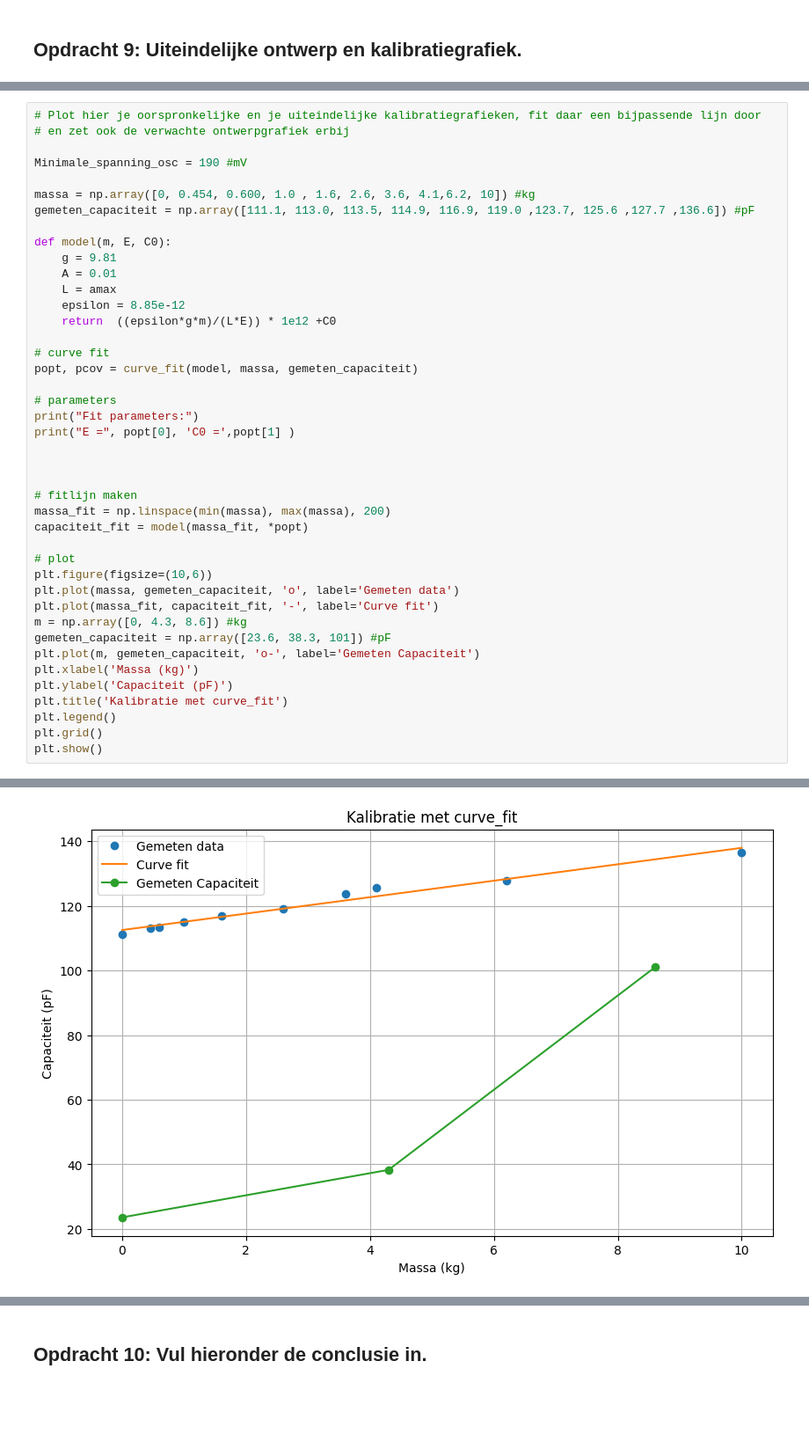
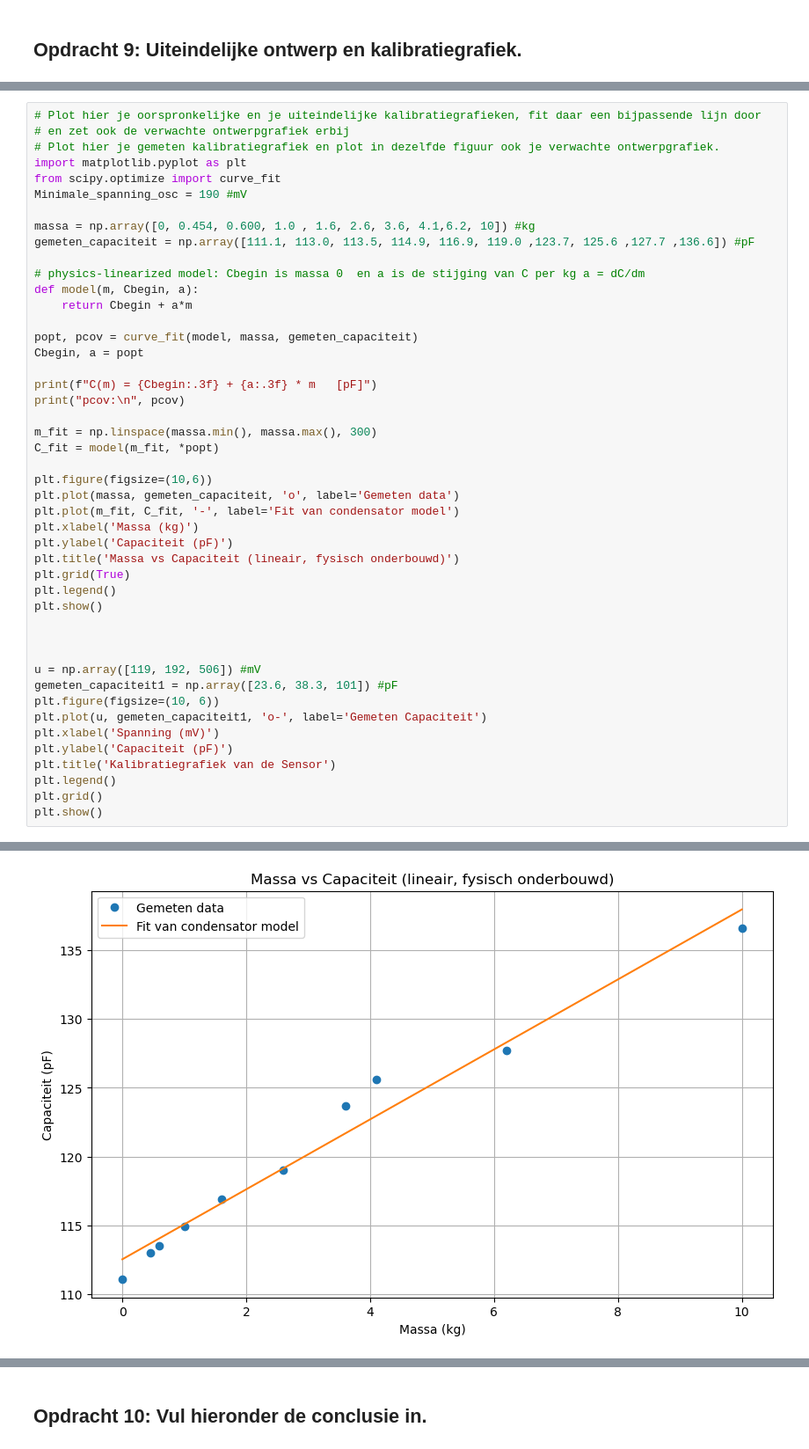
Before and after one commit to swerleman/opdrachten-DEF-D-Shannon, a Jupyter notebook: FysiekeOntwerpopdrachten/2OntwerpEenSensorCondensator/DEFOntwerpopdracht2OntwerpEenSensorInvulTemplate.ipynb, the cells around one changed output, grey strips where cells are left out. Shown at 88% size. Saved outputs shown, nothing was run; the diff lists cells and outputs as text; blank space fills up the shorter version.

```diff
--- a/FysiekeOntwerpopdrachten/2OntwerpEenSensorCondensator/DEFOntwerpopdracht2OntwerpEenSensorInvulTemplate.ipynb
+++ b/FysiekeOntwerpopdrachten/2OntwerpEenSensorCondensator/DEFOntwerpopdracht2OntwerpEenSensorInvulTemplate.ipynb
@@ -170,42 +168,46 @@ Onze sensor kan nog verbetered worden door de volgende verbeteringen (minimaal 2
 # %%
 # Plot hier je oorspronkelijke en je uiteindelijke kalibratiegrafieken, fit daar een bijpassende lijn door
 # en zet ook de verwachte ontwerpgrafiek erbij
-
+# Plot hier je gemeten kalibratiegrafiek en plot in dezelfde figuur ook je verwachte ontwerpgrafiek.
+import matplotlib.pyplot as plt
+from scipy.optimize import curve_fit
 Minimale_spanning_osc = 190 #mV
 
 massa = np.array([0, 0.454, 0.600, 1.0 , 1.6, 2.6, 3.6, 4.1,6.2, 10]) #kg
 gemeten_capaciteit = np.array([111.1, 113.0, 113.5, 114.9, 116.9, 119.0 ,123.7, 125.6 ,127.7 ,136.6]) #pF
 
-def model(m, E, C0):
-    g = 9.81
-    A = 0.01
-    L = amax
-    epsilon = 8.85e-12
-    return  ((epsilon*g*m)/(L*E)) * 1e12 +C0
+# physics-linearized model: Cbegin is massa 0  en a is de stijging van C per kg a = dC/dm
+def model(m, Cbegin, a):
+    return Cbegin + a*m
 
-# curve fit
 popt, pcov = curve_fit(model, massa, gemeten_capaciteit)
+Cbegin, a = popt
 
-# parameters
-print("Fit parameters:")
-print("E =", popt[0], 'C0 =',popt[1] )
+print(f"C(m) = {Cbegin:.3f} + {a:.3f} * m   [pF]")
+print("pcov:\n", pcov)
+
+m_fit = np.linspace(massa.min(), massa.max(), 300)
+C_fit = model(m_fit, *popt)
+
+plt.figure(figsize=(10,6))
+plt.plot(massa, gemeten_capaciteit, 'o', label='Gemeten data')
+plt.plot(m_fit, C_fit, '-', label='Fit van condensator model')
+plt.xlabel('Massa (kg)')
+plt.ylabel('Capaciteit (pF)')
+plt.title('Massa vs Capaciteit (lineair, fysisch onderbouwd)')
+plt.grid(True)
+plt.legend()
+plt.show()
 
 
 
-# fitlijn maken
-massa_fit = np.linspace(min(massa), max(massa), 200)
-capaciteit_fit = model(massa_fit, *popt)
-
-# plot
-plt.figure(figsize=(10,6))
-plt.plot(massa, gemeten_capaciteit, 'o', label='Gemeten data')
-plt.plot(massa_fit, capaciteit_fit, '-', label='Curve fit')
-m = np.array([0, 4.3, 8.6]) #kg
-gemeten_capaciteit = np.array([23.6, 38.3, 101]) #pF
-plt.plot(m, gemeten_capaciteit, 'o-', label='Gemeten Capaciteit')
-plt.xlabel('Massa (kg)')
+u = np.array([119, 192, 506]) #mV
+gemeten_capaciteit1 = np.array([23.6, 38.3, 101]) #pF
+plt.figure(figsize=(10, 6))
+plt.plot(u, gemeten_capaciteit1, 'o-', label='Gemeten Capaciteit')
+plt.xlabel('Spanning (mV)')
 plt.ylabel('Capaciteit (pF)')
-plt.title('Kalibratie met curve_fit')
+plt.title('Kalibratiegrafiek van de Sensor')
 plt.legend()
 plt.grid()
 plt.show()
@@ -215 +219 @@ E = 9126.946064033033 C0 = 112.53062237122371
-[figure, old version]
+[figure, new version]
```
Also changed, not shown: parts of 14 cells of this notebook.
